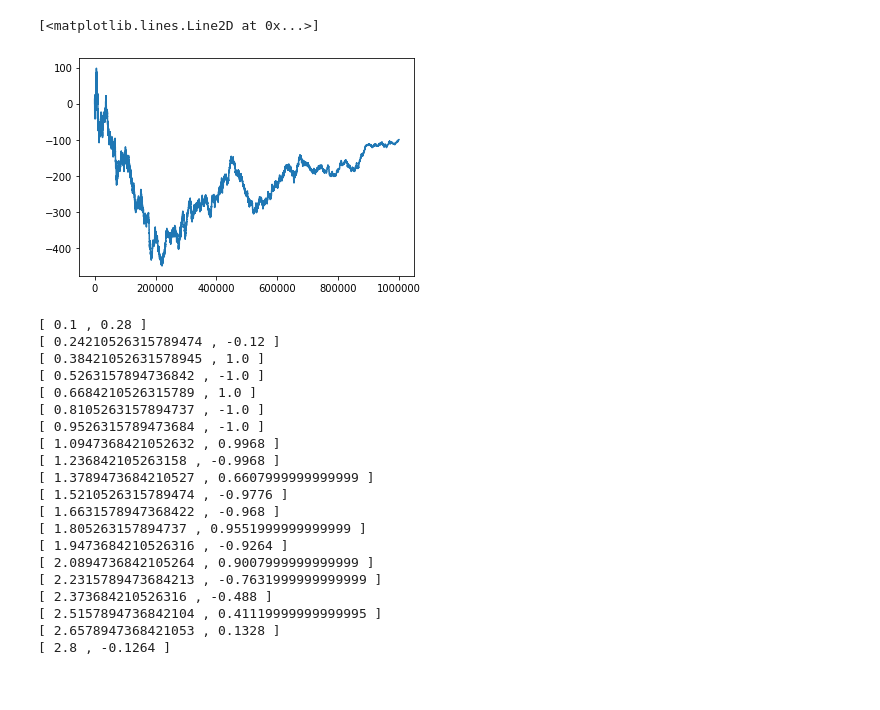
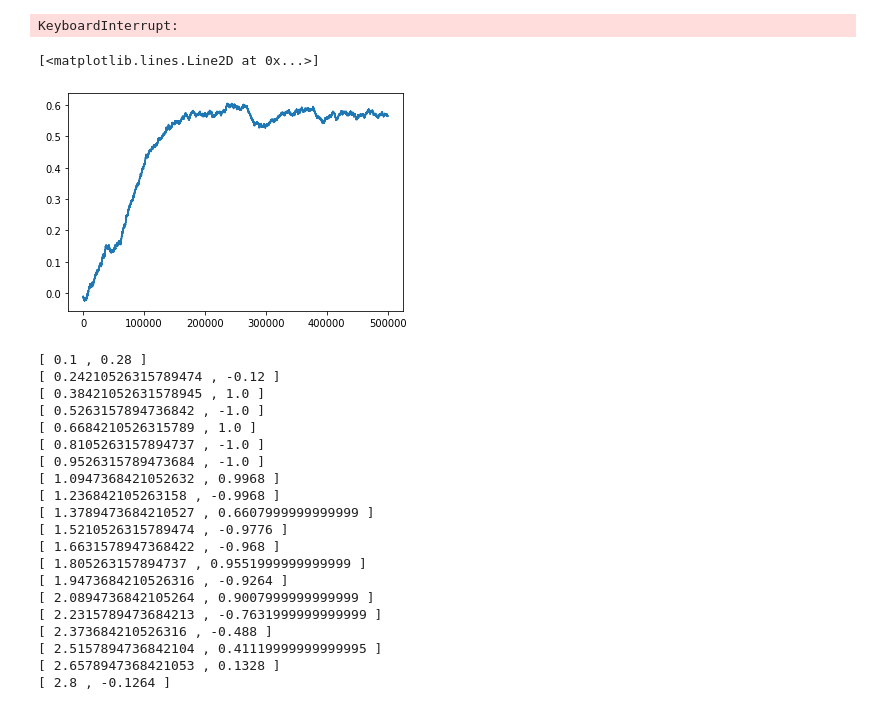
Before and after one commit to eleonoragatti44/IsingModel-CSProject, a Jupyter notebook: Ising2D.ipynb, the cells around one changed output. Saved outputs shown, nothing was run; the diff lists cells and outputs as text; code cells hidden in the pictures.

```diff
--- a/Ising2D.ipynb
+++ b/Ising2D.ipynb
@@ -174,12 +178,19 @@ KeyboardInterrupt:
 # %%
-test = lattice2d(50, 50, 0.1, 0, 1)
+test = lattice2d(75, 75, 2, 0, 1)
 for _ in range(1000000):
     test.update_mag()
     test.metropolis(1)
 plt.plot(test.mag)
 # %% [output]
-[<matplotlib.lines.Line2D at 0x...>]
+KeyboardInterrupt:
-[figure, removed]
+# %%
+test = lattice2d(100, 100, 3.5, 0, 1)
+for _ in range(500000):
+    test.metropolis_mf(1)
+plt.plot(test.mag)
+# %% [output]
+[<matplotlib.lines.Line2D at 0x...>]
+[figure, added]
 # %%
 # We create a function to compute couple of value for (magnetization, temperature)
 # in order to check phase transition and the correctness of the value of T_c
```
Also changed, not shown: parts of 9 cells of this notebook.
